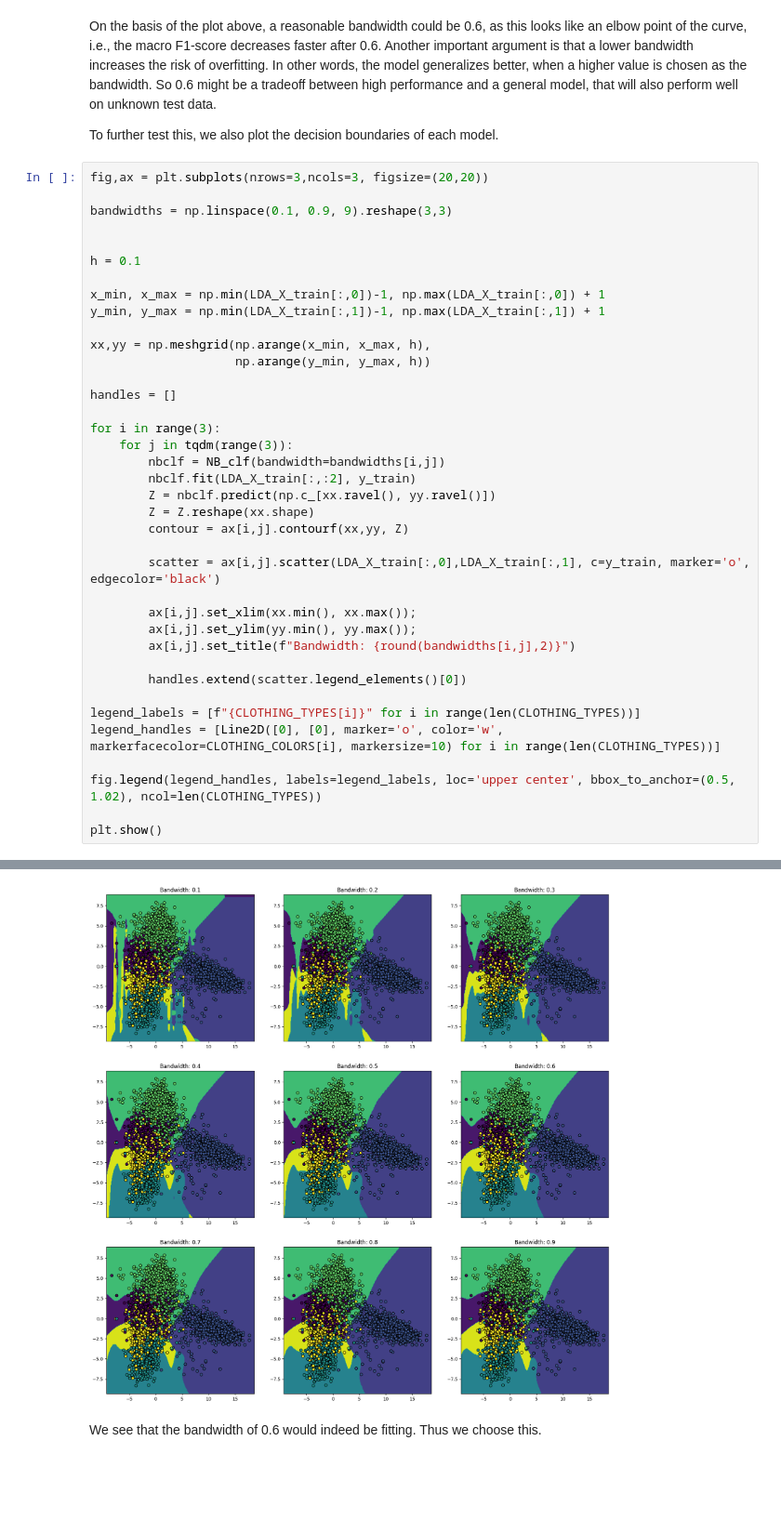
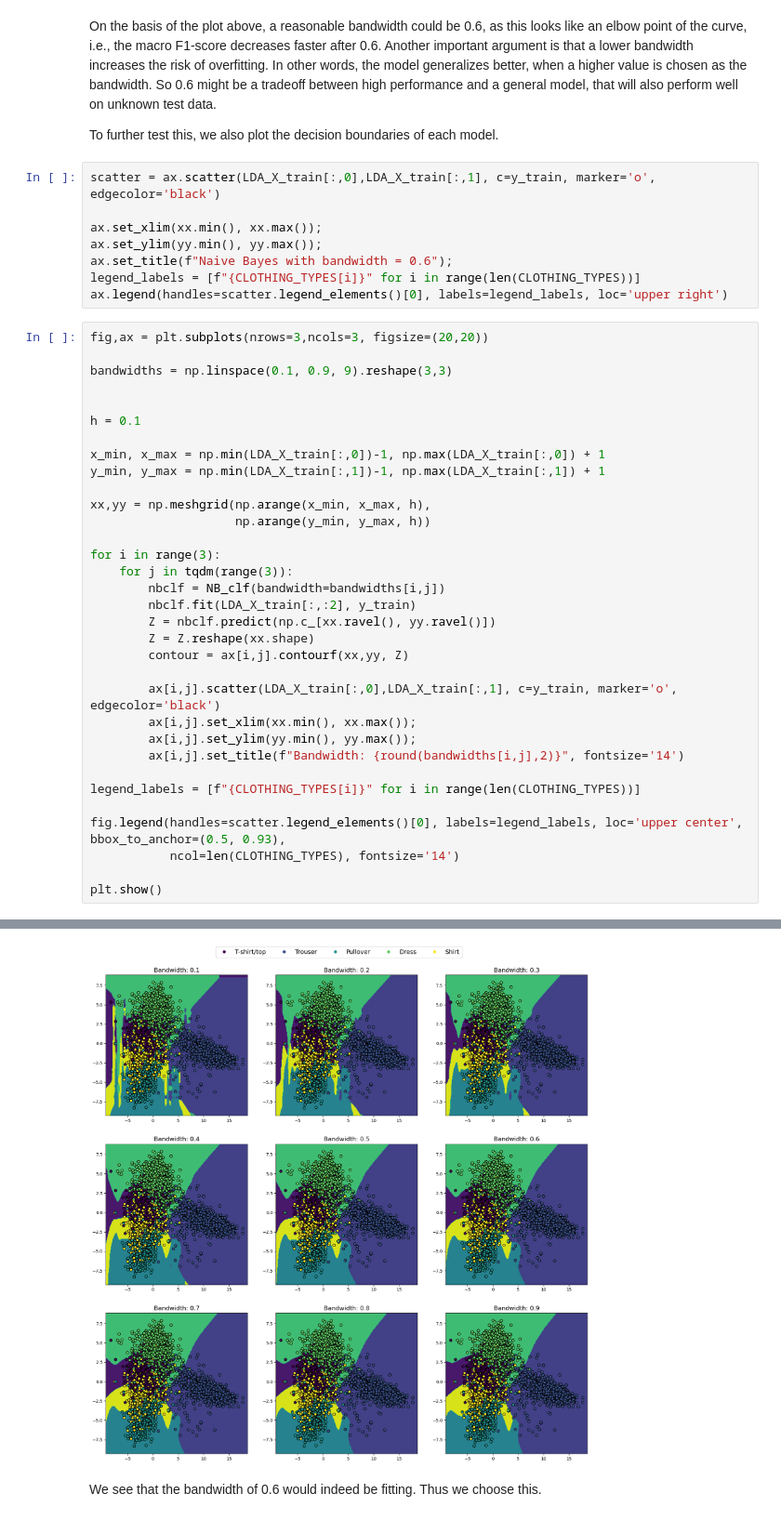
Before and after one commit to krusand/MLProject-FashionMNIST, a Jupyter notebook: 3a. Naive Bayes Implementation.ipynb, the cells around one changed output, grey strips where cells are left out. Shown at 93% size. Drawn from its saved outputs; the diff is of its cells as text; blank space fills up the shorter version.

Commit message:
Added common legend to 3x3 decision region plot

```diff
--- a/3a. Naive Bayes Implementation.ipynb
+++ b/3a. Naive Bayes Implementation.ipynb
@@ -97,6 +97,14 @@ plt.title('Macro F1-score for different bandwidths');
 On the basis of the plot above, a reasonable bandwidth could be 0.6, as this looks like an elbow point of the curve, i.e., the macro F1-score decreases faster after 0.6. Another important argument is that a lower bandwidth increases the risk of overfitting. In other words, the model generalizes better, when a higher value is chosen as the bandwidth. So 0.6 might be a tradeoff between high performance and a general model, that will also perform well on unknown test data.
 
 To further test this, we also plot the decision boundaries of each model.
+# %%
+scatter = ax.scatter(LDA_X_train[:,0],LDA_X_train[:,1], c=y_train, marker='o', edgecolor='black')
+
+ax.set_xlim(xx.min(), xx.max());
+ax.set_ylim(yy.min(), yy.max());
+ax.set_title(f"Naive Bayes with bandwidth = 0.6");
+legend_labels = [f"{CLOTHING_TYPES[i]}" for i in range(len(CLOTHING_TYPES))]
+ax.legend(handles=scatter.legend_elements()[0], labels=legend_labels, loc='upper right')
 # %%
 fig,ax = plt.subplots(nrows=3,ncols=3, figsize=(20,20))
 
@@ -111,8 +119,6 @@ y_min, y_max = np.min(LDA_X_train[:,1])-1, np.max(LDA_X_train[:,1]) + 1
 xx,yy = np.meshgrid(np.arange(x_min, x_max, h),
                     np.arange(y_min, y_max, h))
 
-handles = []
-
 for i in range(3):
     for j in tqdm(range(3)):
         nbclf = NB_clf(bandwidth=bandwidths[i,j])
@@ -121,18 +127,15 @@ for i in range(3):
         Z = Z.reshape(xx.shape)
         contour = ax[i,j].contourf(xx,yy, Z)
 
-        scatter = ax[i,j].scatter(LDA_X_train[:,0],LDA_X_train[:,1], c=y_train, marker='o', edgecolor='black')
-
+        ax[i,j].scatter(LDA_X_train[:,0],LDA_X_train[:,1], c=y_train, marker='o', edgecolor='black')
         ax[i,j].set_xlim(xx.min(), xx.max());
         ax[i,j].set_ylim(yy.min(), yy.max());
-        ax[i,j].set_title(f"Bandwidth: {round(bandwidths[i,j],2)}")
-
-        handles.extend(scatter.legend_elements()[0])
+        ax[i,j].set_title(f"Bandwidth: {round(bandwidths[i,j],2)}", fontsize='14')
 
 legend_labels = [f"{CLOTHING_TYPES[i]}" for i in range(len(CLOTHING_TYPES))]
-legend_handles = [Line2D([0], [0], marker='o', color='w', markerfacecolor=CLOTHING_COLORS[i], markersize=10) for i in range(len(CLOTHING_TYPES))]
 
-fig.legend(legend_handles, labels=legend_labels, loc='upper center', bbox_to_anchor=(0.5, 1.02), ncol=len(CLOTHING_TYPES))
+fig.legend(handles=scatter.legend_elements()[0], labels=legend_labels, loc='upper center', bbox_to_anchor=(0.5, 0.93),
+           ncol=len(CLOTHING_TYPES), fontsize='14')
 
 plt.show()
 # %% [output]
@@ -140,4 +142,4 @@ NameError: name 'Line2D' is not defined
-[figure, old version]
+[figure, new version]
 # %% [markdown]
 We see that the bandwidth of 0.6 would indeed be fitting. Thus we choose this.
 # %% [markdown]
```
Also changed, not shown: parts of 1 cell of this notebook.
